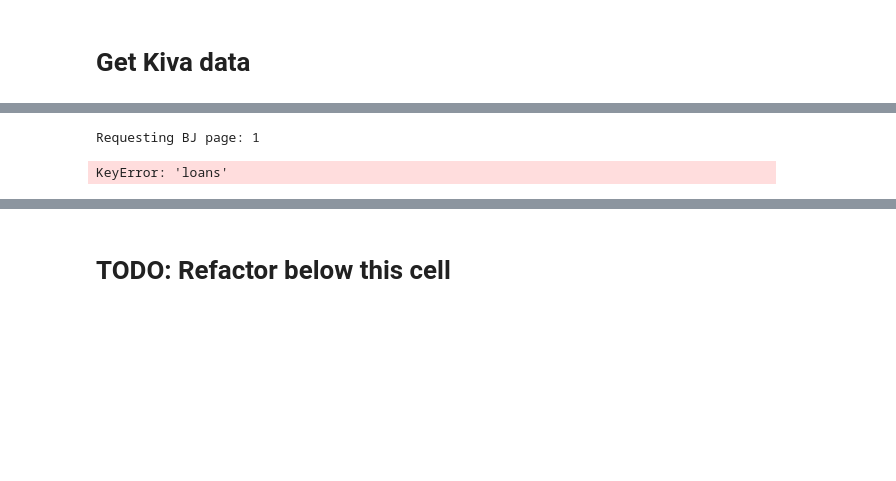
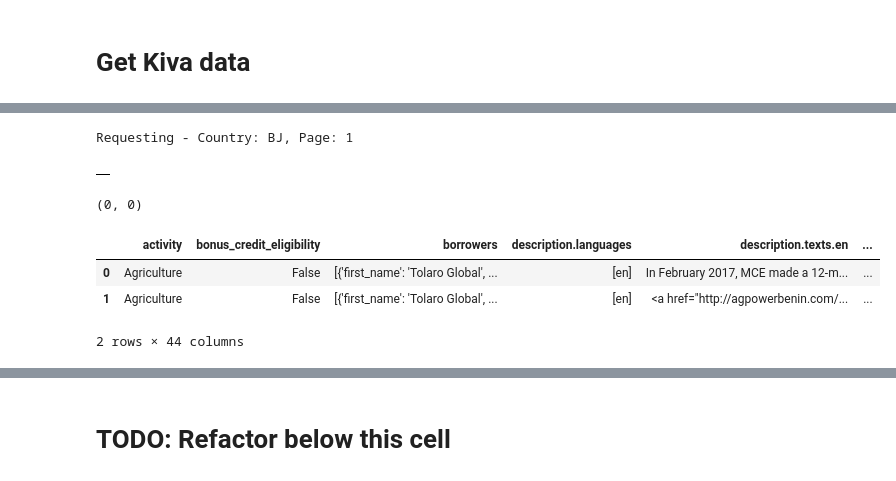
Before and after one commit to DeltaAnalytics/machine_learning_for_good_data, a Jupyter notebook: get_kiva_data.ipynb, the cells around one changed output, grey strips where cells are left out. Drawn from its saved outputs; the diff is of its cells as text; code cells hidden in the pictures; blank space fills up the shorter version.

```diff
--- a/get_kiva_data.ipynb
+++ b/get_kiva_data.ipynb
@@ -22,34 +32,44 @@ r.status_code
 # %%
-def extract_loans(n_pages, country_iso_code):
+loans_complete = pd.DataFrame()
 
-    loans_full = pd.DataFrame()
-    loans_details = pd.DataFrame()
 
-    for n in range(1, n_pages+1):
-        print(f"Requesting {country_iso_code} page: {n}")
+for country_iso_code in country_codes_with_data:
+#     n_pages = 1
+#     for page in range(1, n_pages+1):
+        print(f"Requesting - Country: {country_iso_code}, Page: {page}")
         n_per_page = 10
-        url = f'http://api.kivaws.org/v1/loans/search.json?country_code={country_iso_code}&per_page={n_per_page}&page={n}'
+        url = f'http://api.kivaws.org/v1/loans/search.json?country_code={country_iso_code}&per_page={n_per_page}&page={page}'
         r = requests.get(url)
-        if r.status_code = 403:
-            print("Too many requests. Slow down")
+        if r.status_code == 403:
+            print("Too many requests. Slow down 🐢")
+
         data = json.loads(r.text)
-        loans = json_normalize(data['loans'])
-
         if data['paging']['total'] == 0:
             break # Stop if there are no loans
 
+        loans = json_normalize(data['loans'])
+
         # Take the loan id column from our retrieved loan data, and use it to pull additional details
         # about our loans. We store this in a seperate table loans_details
-
         loan_ids = loans['id'].tolist()
         loan_ids_str = ','.join(str(e) for e in loan_ids)
+
         r = requests.get('https://api.kivaws.org/v1/loans/'+loan_ids_str+'.json')
         ld_data = json.loads(r.text)
         loans_ext = json_normalize(ld_data['loans'])
-        loans_details = loans_details.append(loans_ext, ignore_index=True)
 
-        loans_full = loans_full.append(loans,ignore_index=True)
-        print("The number of loans on current page: {}".format(len(loans_full.index)))
+        # Join on two dataframes
+        temp = pd.merge(loans,
+                 loans_ext,
+                 how='inner',
+                 on='id',
+                 left_on=None, right_on=None, left_index=False, right_index=False, sort=True, suffixes=('_x', '_y'),
+                 copy=True, indicator=False, validate=None)
+        loans_complete.append(temp)
+
+#         print("The number of loans on current page: {}".format(len(loans_full.index)))
+
+        break
         time.sleep(1) # Wait a little while to so we don't overload Kiva servers
-
-    return loans_full, loans_details
+# %% [output]
+Requesting - Country: BJ, Page: 1
@@ -59,12 +75,0 @@ country_codes_with_data = ["BJ", "BW", "BF", "BI", "CM", "CV", "CF", "TD", "KM",
-# %%
-loans_full_complete = pd.DataFrame()
-loans_details_complete = pd.DataFrame()
-
-for code in country_codes_with_data:
-    loans_full, loans_details = extract_loans(n_pages=1, country_iso_code=code)
-    loans_full_complete.append(loans_full)
-    loans_details_complete.append(loans_details)
-    break
-# %% [output]
-Requesting BJ page: 1
-KeyError: 'loans'
@@ -73,2 +76,15 @@ loans_details
+# %%
+loans_complete.head(n=2)
+# %% [output]
+|  |
 # %%
-loans_full_complete.shape
+loans_complete.shape
+# %% [output]
+(0, 0)
+# %%
+loans_details.head(n=2)
+# %% [output]
+|  | activity | bonus_credit_eligibility | borrowers | description.languages | description.texts.en | ... |
+| 0 | Agriculture | False | [{'first_name': 'Tolaro Global', ... | [en] | In February 2017, MCE made a 12-m... | ... |
+| 1 | Agriculture | False | [{'first_name': 'Tolaro Global', ... | [en] | <a href="http://agpowerbenin.com/... | ... |
+2 rows × 44 columns
```
Also changed, not shown: parts of 10 cells of this notebook, 1 other file.
